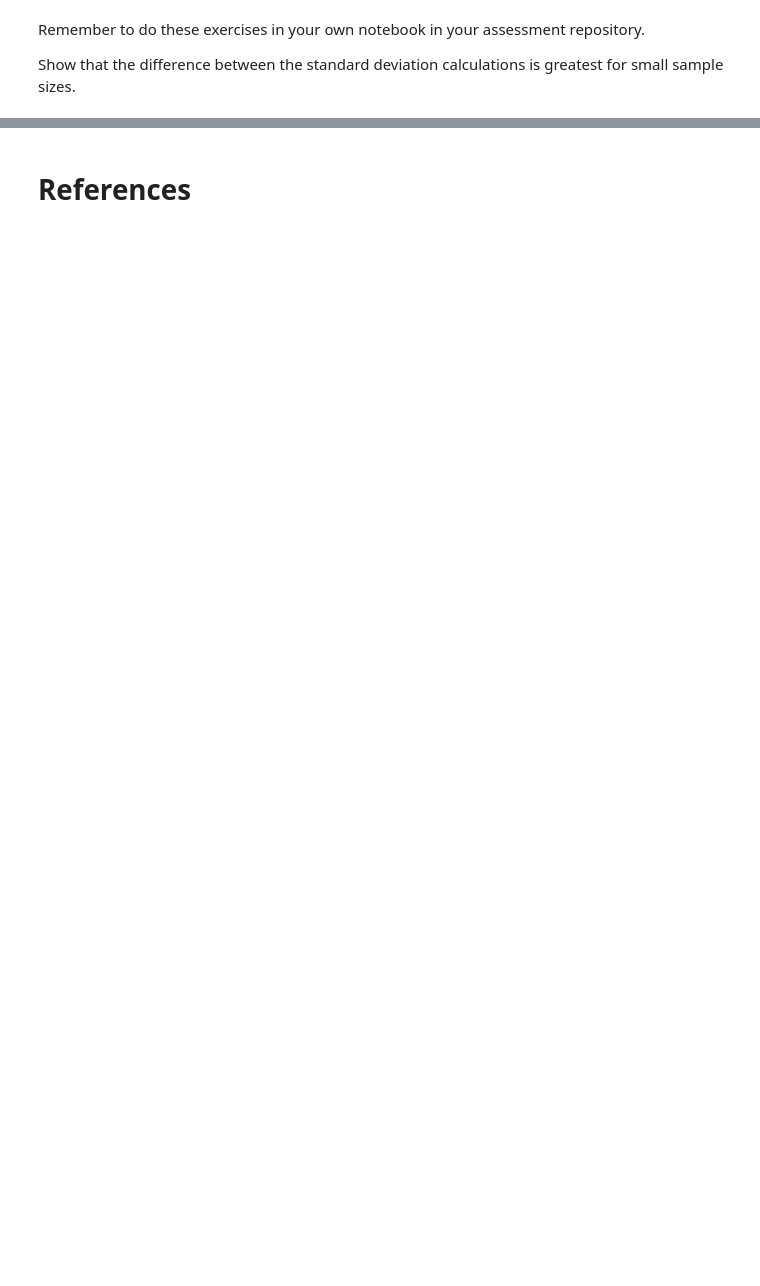
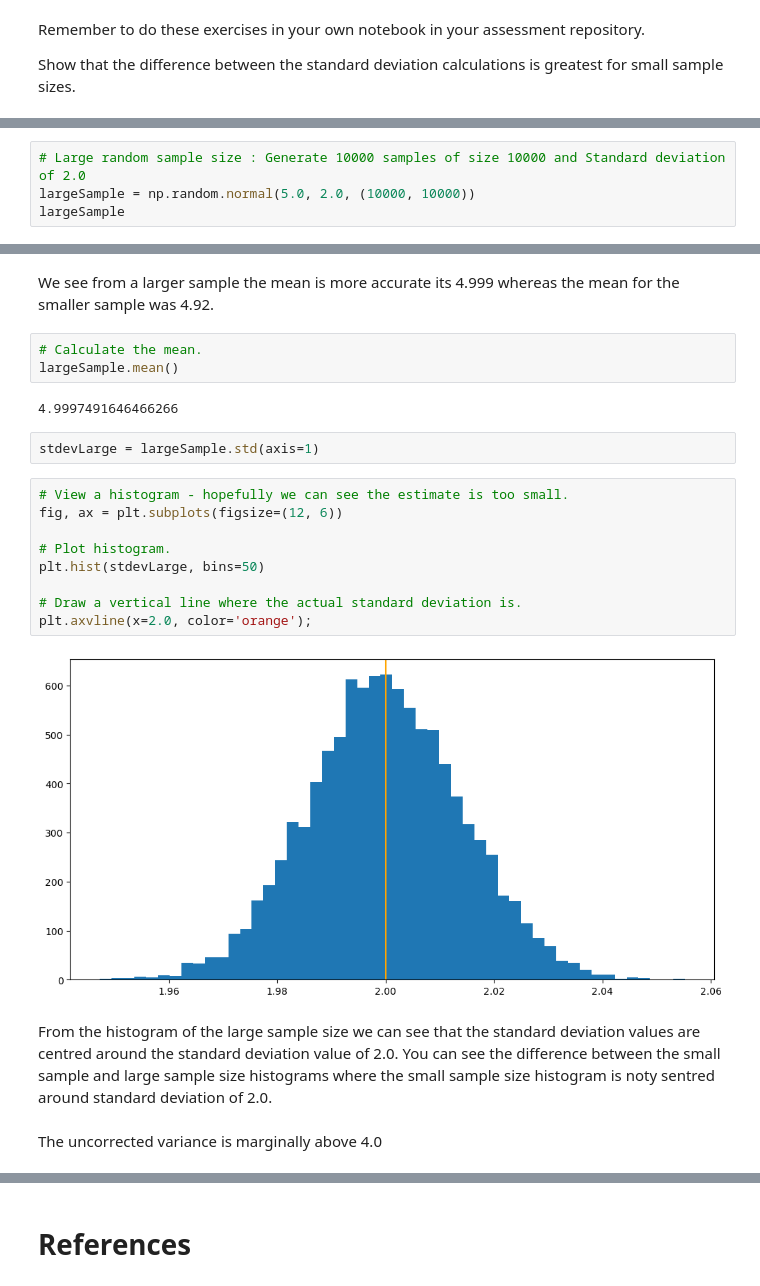
Before and after one commit to loughjo/funddata-assessment, a Jupyter notebook: exercises/03-bias-exercises.ipynb, the cells around one changed output, grey strips where cells are left out. Drawn from its saved outputs; the diff is of its cells as text; blank space fills up the shorter version.

```diff
--- a/exercises/03-bias-exercises.ipynb
+++ b/exercises/03-bias-exercises.ipynb
@@ -59,0 +131,4 @@ Show that the difference between the standard deviation calculations is greatest
+# %%
+# Large random sample size : Generate 10000 samples of size 10000 and Standard deviation of 2.0
+largeSample = np.random.normal(5.0, 2.0, (10000, 10000))
+largeSample
@@ -59,0 +149,24 @@ Show that the difference between the standard deviation calculations is greatest
+# %% [markdown]
+We see from a larger sample the mean is more accurate its 4.999 whereas the mean for the smaller sample was 4.92.
+# %%
+# Calculate the mean.
+largeSample.mean()
+# %% [output]
+4.9997491646466266
+# %%
+stdevLarge = largeSample.std(axis=1)
+# %%
+# View a histogram - hopefully we can see the estimate is too small.
+fig, ax = plt.subplots(figsize=(12, 6))
+
+# Plot histogram.
+plt.hist(stdevLarge, bins=50)
+
+# Draw a vertical line where the actual standard deviation is.
+plt.axvline(x=2.0, color='orange');
+# %% [output]
+[figure, added]
+# %% [markdown]
+From the histogram of the large sample size we can see that the standard deviation values are centred around the standard deviation value of 2.0. You can see the difference between the small sample and large sample size histograms where the small sample size histogram is noty sentred around standard deviation of 2.0.
+# %% [markdown]
+The uncorrected variance is marginally above 4.0
```
Also changed, not shown: parts of 29 cells of this notebook.
